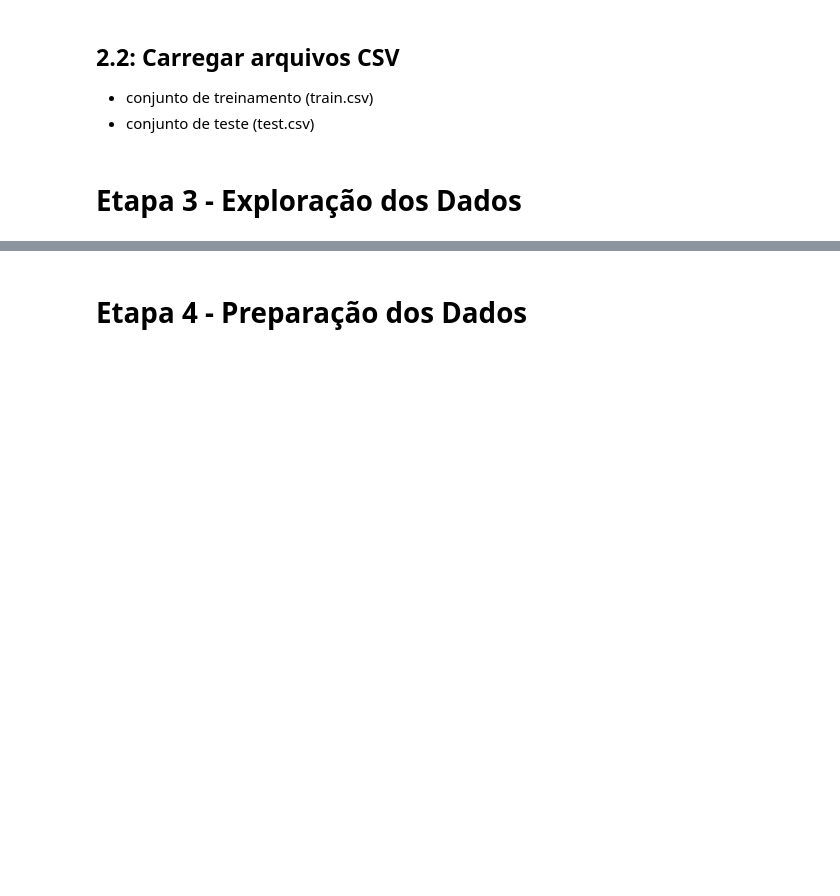
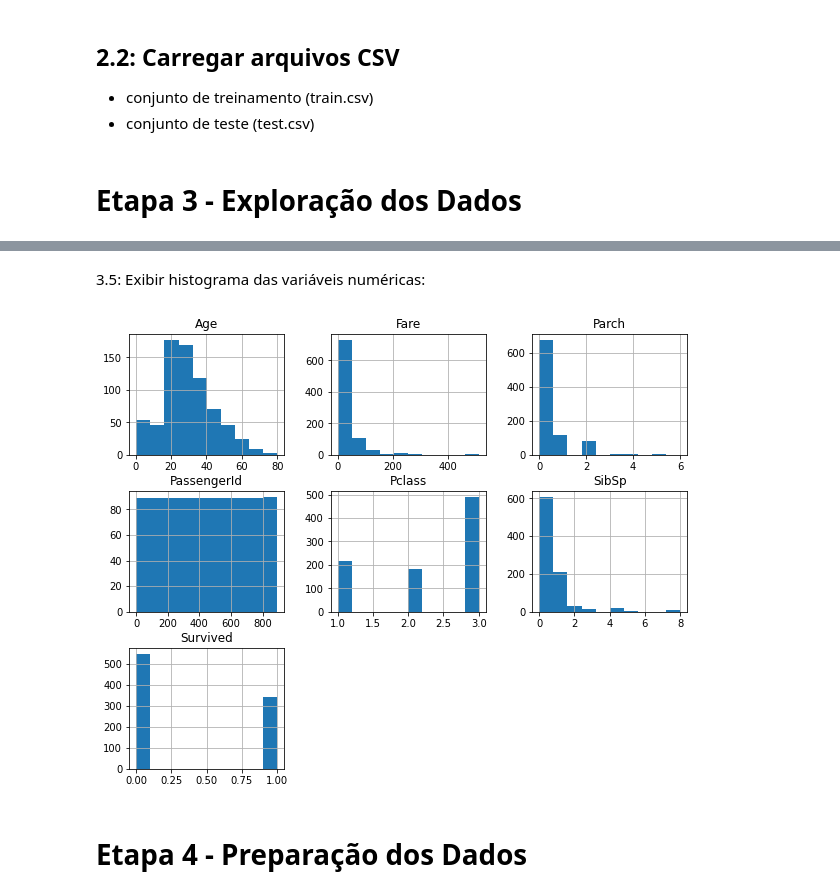
Before and after one commit to PauloSergio0510/cdd_embraer_titanic, a Jupyter notebook: titanic.ipynb, the cells around one changed output, grey strips where cells are left out. Saved outputs shown, nothing was run; the diff lists cells and outputs as text; code cells hidden in the pictures; blank space fills up the shorter version.

```diff
--- a/titanic.ipynb
+++ b/titanic.ipynb
@@ -57,3 +101,9 @@ dadostraincsv.head()
+# %% [markdown]
+3.5: Exibir histograma das variáveis numéricas:
+# %%
+dadostraincsv.hist(figsize=(10,8));
+# %% [output]
+[figure, added]
 # %% [markdown]
 # Etapa 4 - Preparação dos Dados
 # %% [markdown]
```
Also changed, not shown: parts of 7 cells of this notebook.
